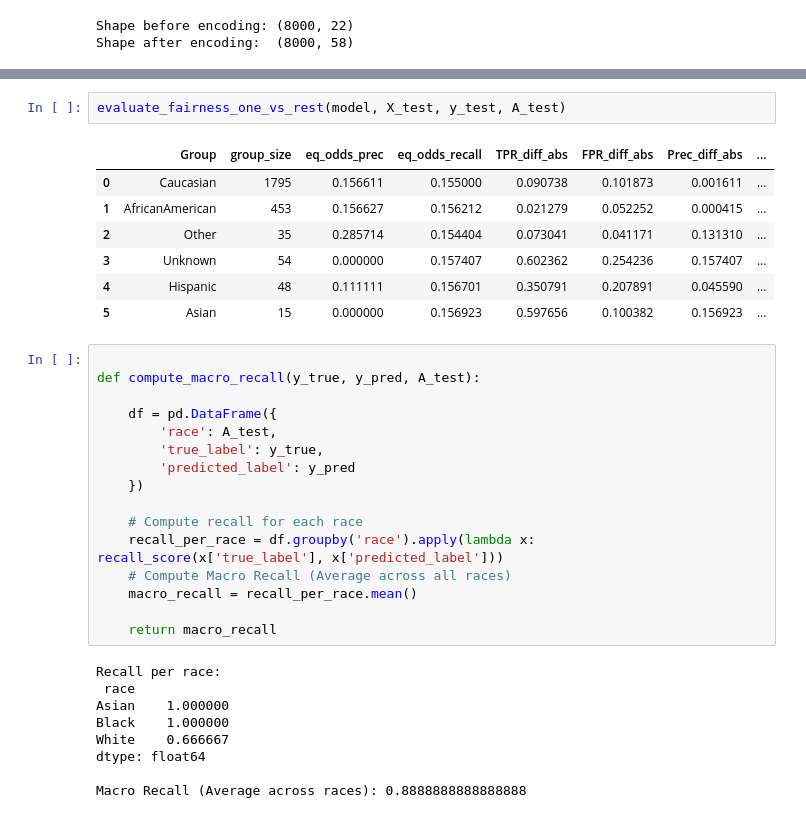
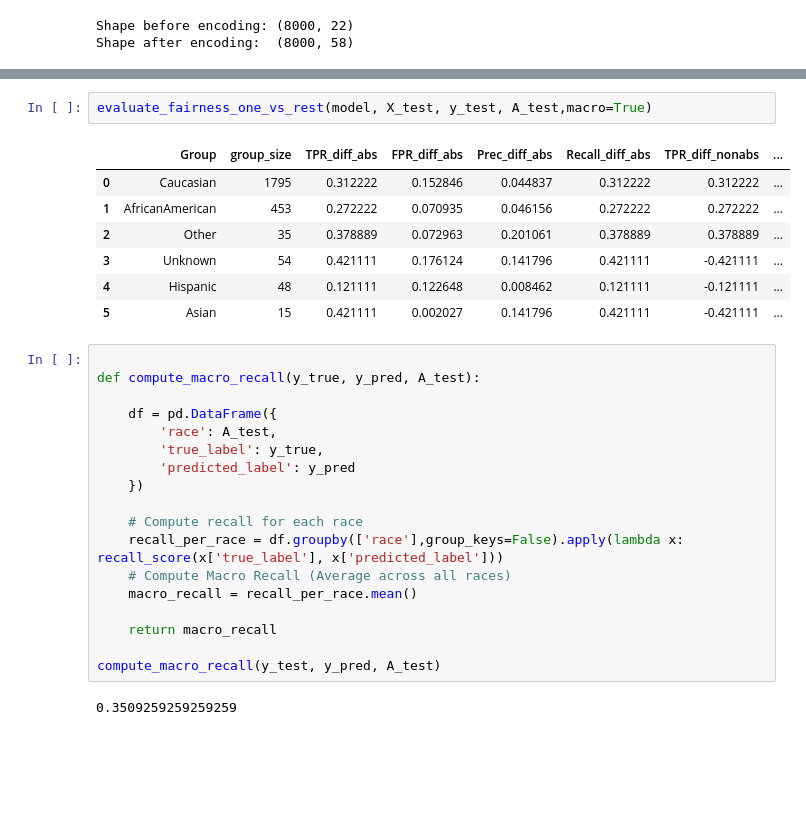
Before and after one commit to tianliiii/Fairlearn, a Jupyter notebook: eval_pipeline.ipynb, the cells around one changed output, grey strips where cells are left out. Cells and saved outputs as stored; diff of their text form; blank space fills up the shorter version.

```diff
--- a/eval_pipeline.ipynb
+++ b/eval_pipeline.ipynb
@@ -278,13 +302,13 @@ def evaluate_fairness_one_vs_rest(model, X_test, y_test, A_test):
 # %%
-evaluate_fairness_one_vs_rest(model, X_test, y_test, A_test)
+evaluate_fairness_one_vs_rest(model, X_test, y_test, A_test,macro=True)
 # %% [output]
-|  | Group | group_size | eq_odds_prec | eq_odds_recall | TPR_diff_abs | FPR_diff_abs | Prec_diff_abs | ... |
-| 0 | Caucasian | 1795 | 0.156611 | 0.155000 | 0.090738 | 0.101873 | 0.001611 | ... |
-| 1 | AfricanAmerican | 453 | 0.156627 | 0.156212 | 0.021279 | 0.052252 | 0.000415 | ... |
-| 2 | Other | 35 | 0.285714 | 0.154404 | 0.073041 | 0.041171 | 0.131310 | ... |
-| 3 | Unknown | 54 | 0.000000 | 0.157407 | 0.602362 | 0.254236 | 0.157407 | ... |
-| 4 | Hispanic | 48 | 0.111111 | 0.156701 | 0.350791 | 0.207891 | 0.045590 | ... |
-| 5 | Asian | 15 | 0.000000 | 0.156923 | 0.597656 | 0.100382 | 0.156923 | ... |
+|  | Group | group_size | TPR_diff_abs | FPR_diff_abs | Prec_diff_abs | Recall_diff_abs | TPR_diff_nonabs | ... |
+| 0 | Caucasian | 1795 | 0.312222 | 0.152846 | 0.044837 | 0.312222 | 0.312222 | ... |
+| 1 | AfricanAmerican | 453 | 0.272222 | 0.070935 | 0.046156 | 0.272222 | 0.272222 | ... |
+| 2 | Other | 35 | 0.378889 | 0.072963 | 0.201061 | 0.378889 | 0.378889 | ... |
+| 3 | Unknown | 54 | 0.421111 | 0.176124 | 0.141796 | 0.421111 | -0.421111 | ... |
+| 4 | Hispanic | 48 | 0.121111 | 0.122648 | 0.008462 | 0.121111 | -0.121111 | ... |
+| 5 | Asian | 15 | 0.421111 | 0.002027 | 0.141796 | 0.421111 | -0.421111 | ... |
 # %%
 
 def compute_macro_recall(y_true, y_pred, A_test):
@@ -296,17 +320,12 @@ def compute_macro_recall(y_true, y_pred, A_test):
     })
 
     # Compute recall for each race
-    recall_per_race = df.groupby('race').apply(lambda x: recall_score(x['true_label'], x['predicted_label']))
+    recall_per_race = df.groupby(['race'],group_keys=False).apply(lambda x: recall_score(x['true_label'], x['predicted_label']))
     # Compute Macro Recall (Average across all races)
     macro_recall = recall_per_race.mean()
 
     return macro_recall
+
+compute_macro_recall(y_test, y_pred, A_test)
 # %% [output]
-Recall per race:
- race
-Asian    1.000000
-Black    1.000000
-White    0.666667
-dtype: float64
-
-Macro Recall (Average across races): 0.8888888888888888
+0.3509259259259259
```
Also changed, not shown: parts of 4 cells of this notebook.
